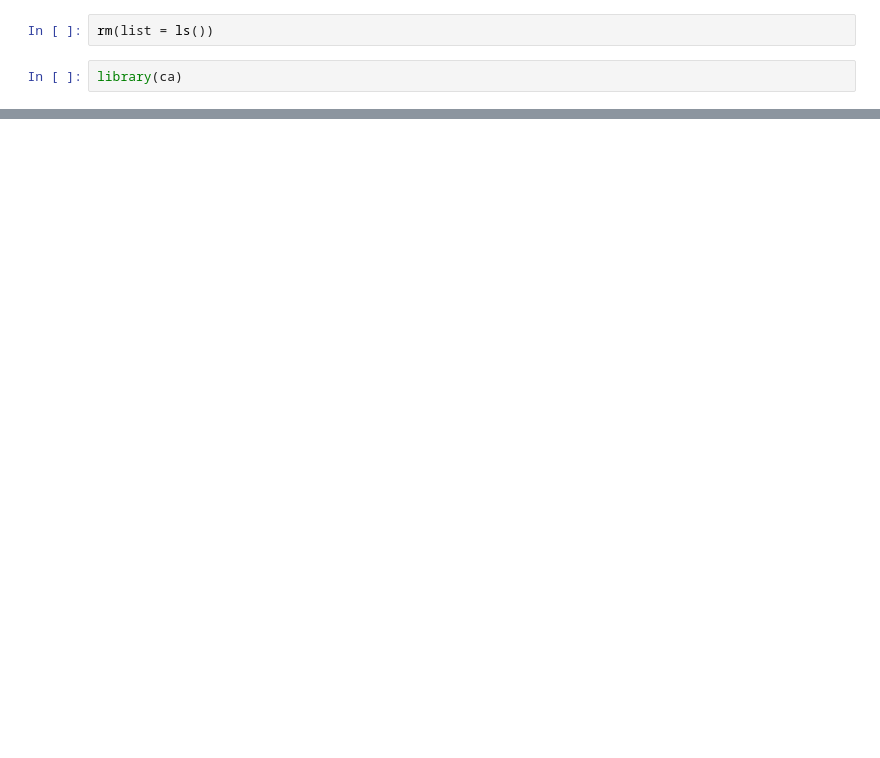
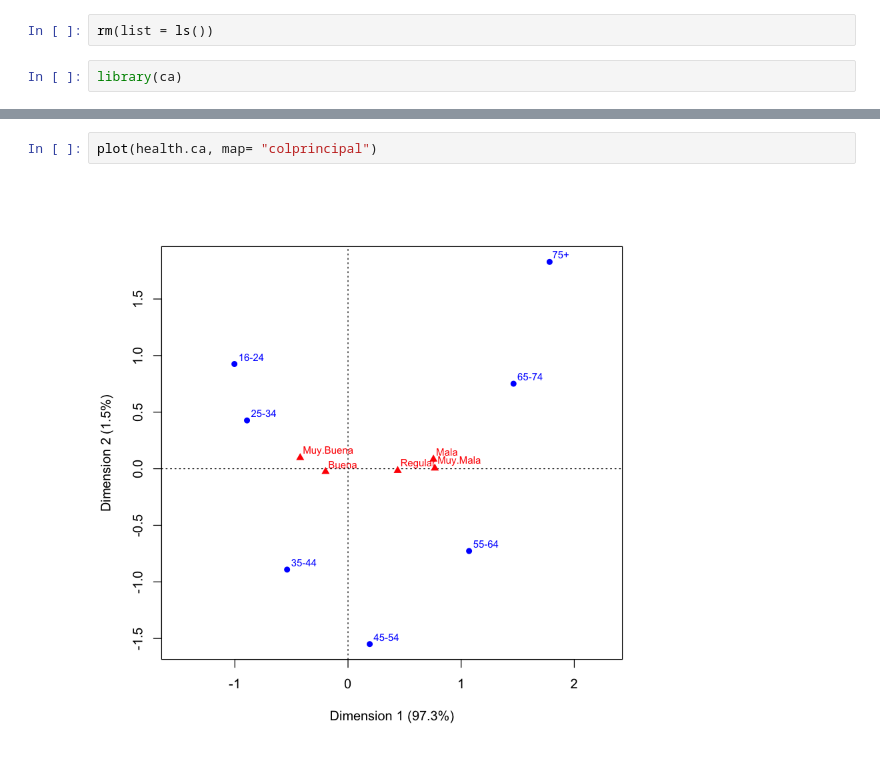
Before and after one commit to garciparedes/r-examples, a Jupyter notebook: notebooks/health-ca-analysis.ipynb, the cells around one changed output, grey strips where cells are left out. Drawn from its saved outputs; the diff is of its cells as text; blank space fills up the shorter version.

```diff
--- a/notebooks/health-ca-analysis.ipynb
+++ b/notebooks/health-ca-analysis.ipynb
@@ -44,0 +69,4 @@ plot(health.ca)
+# %%
+plot(health.ca, map= "colprincipal")
+# %% [output]
+[figure, added]
```
Also changed, not shown: parts of 9 cells of this notebook, 1 other file.
